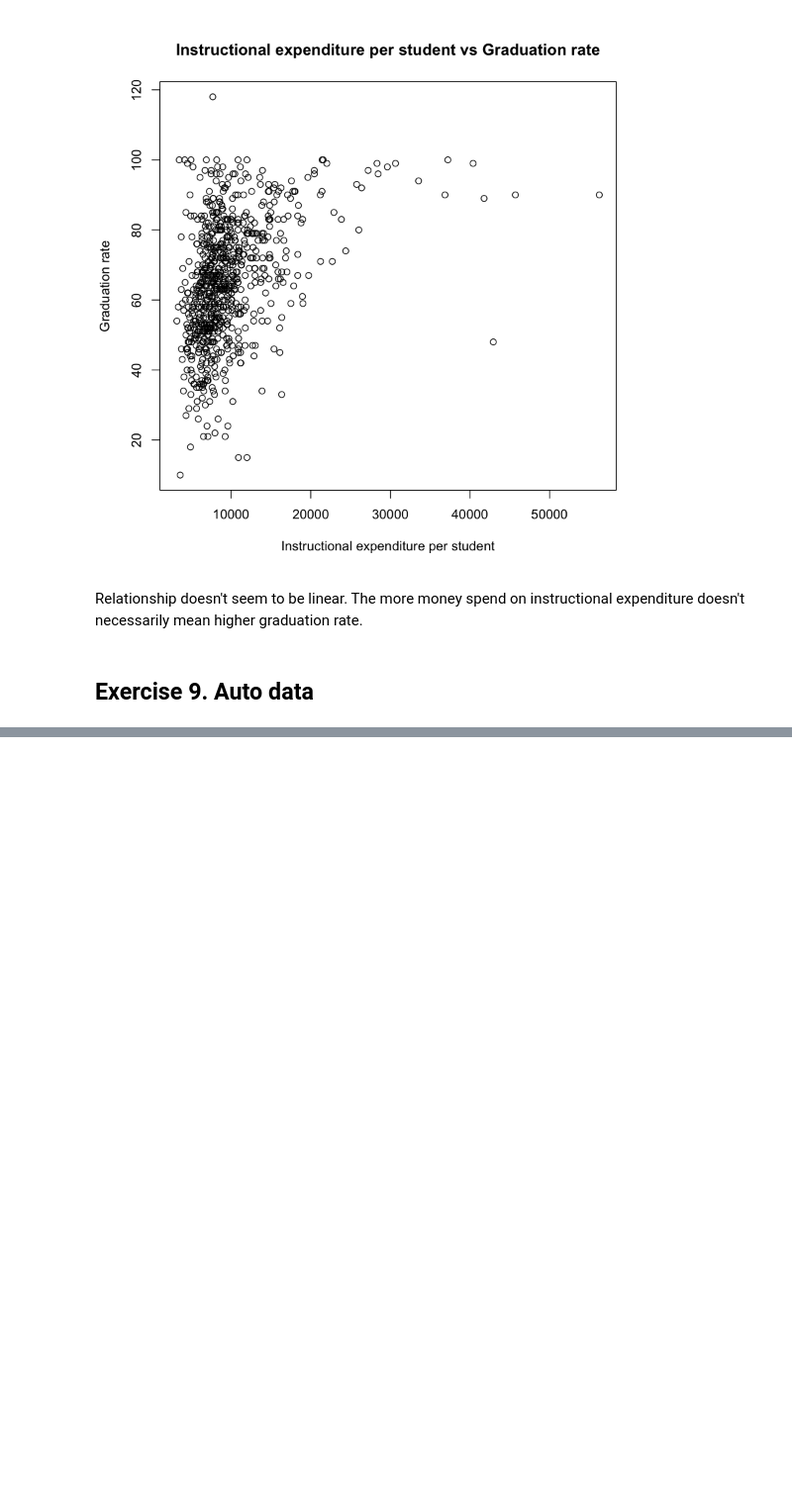
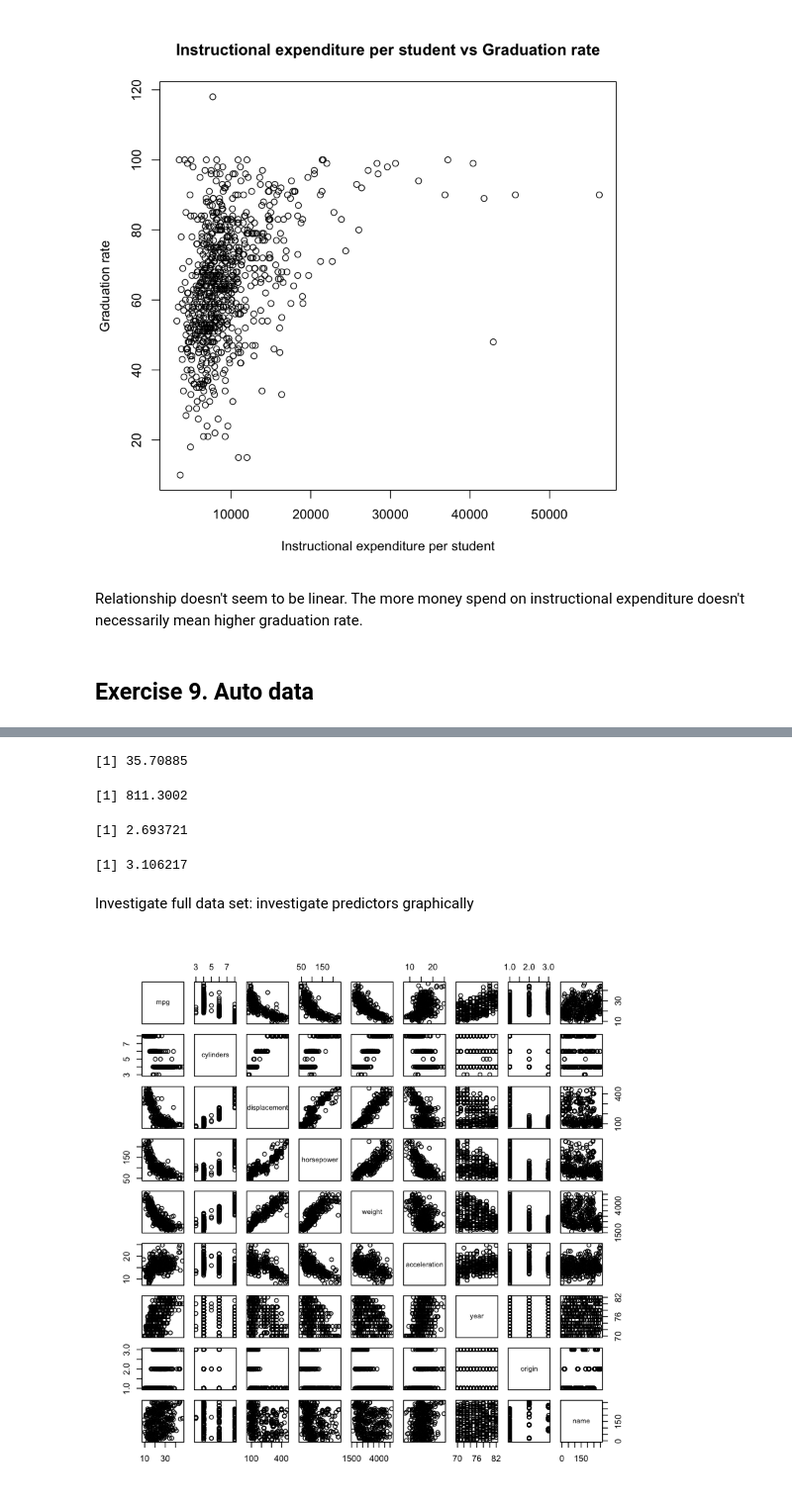
Before and after one commit to miwojc/ISL-ch2, a Jupyter notebook: ch2-ex-app.ipynb, the cells around one changed output, grey strips where cells are left out. Shown at 99% size. Cells and saved outputs as stored; diff of their text form; code cells hidden in the pictures; blank space fills up the shorter version.

```diff
--- a/ch2-ex-app.ipynb
+++ b/ch2-ex-app.ipynb
@@ -204,4 +204,4 @@ Relationship doesn't seem to be linear. The more money spend on instructional ex
 # %% [markdown]
 ## Exercise 9. Auto data
 # %%
-Auto = read.table("~/Documents/GitHub/ISL-ch2/Auto.data")
+Auto = read.table("~/Documents/GitHub/ISL-ch2/Auto.data", header=T, na.strings="?")
@@ -207,0 +216,2 @@ Auto = read.table("~/Documents/GitHub/ISL-ch2/Auto.data")
+# %%
+Auto = na.omit(Auto)
@@ -207,0 +359,22 @@ Auto = read.table("~/Documents/GitHub/ISL-ch2/Auto.data")
+# %%
+sd(autoSubset$horsepower)
+# %% [output]
+[1] 35.70885
+# %%
+sd(autoSubset$weight)
+# %% [output]
+[1] 811.3002
+# %%
+sd(autoSubset$acceleration)
+# %% [output]
+[1] 2.693721
+# %%
+sd(autoSubset$year)
+# %% [output]
+[1] 3.106217
+# %% [markdown]
+Investigate full data set: investigate predictors graphically
+# %%
+pairs(Auto)
+# %% [output]
+[figure, added]
```
Also changed, not shown: parts of 43 cells of this notebook.
